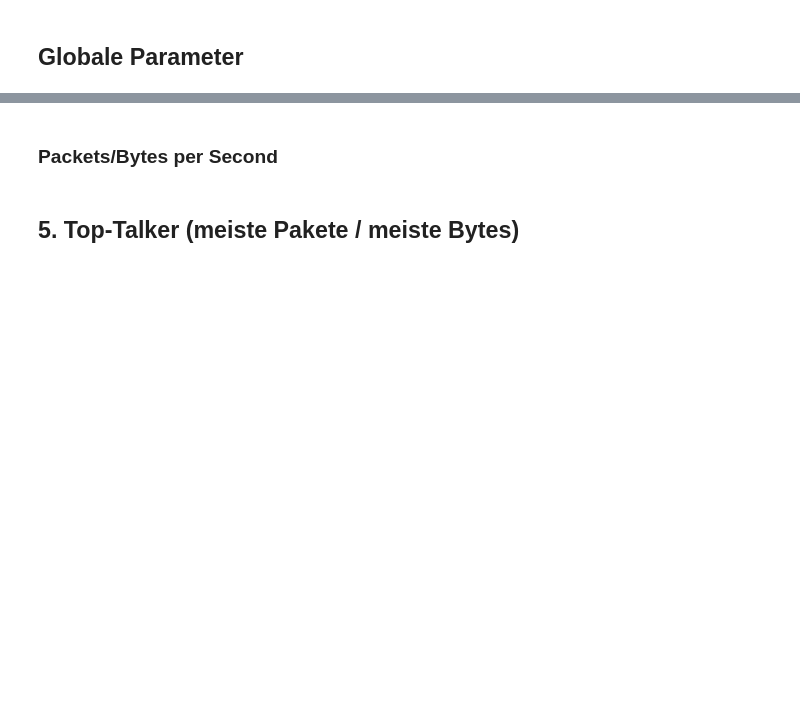
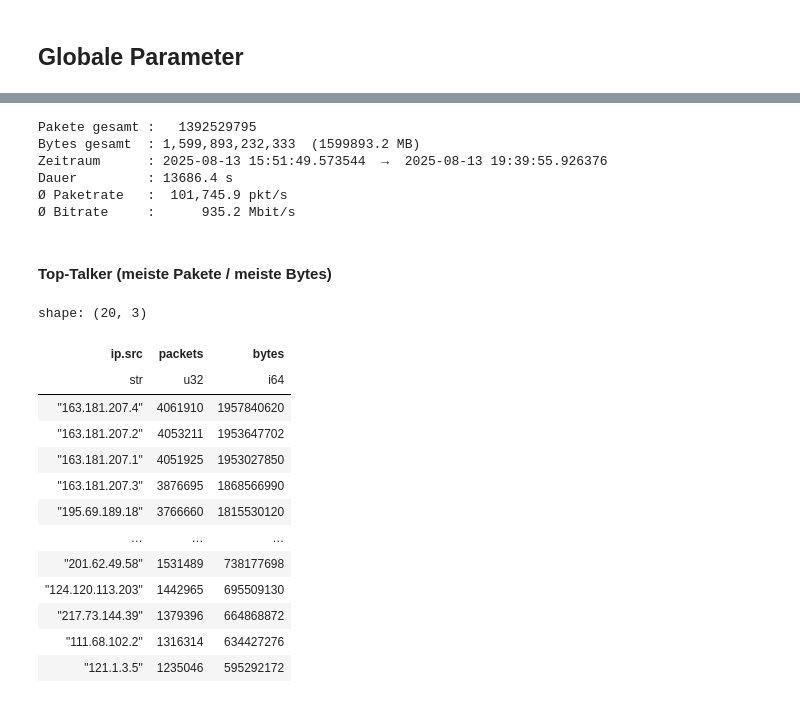
Before and after one commit to lukasseb/ddos_analysis, a Jupyter notebook: ddos_analyse.ipynb, the cells around one changed output, grey strips where cells are left out. Saved outputs shown, nothing was run; the diff lists cells and outputs as text; code cells hidden in the pictures; blank space fills up the shorter version.

Commit message:
starting präsi

```diff
--- a/ddos_analyse.ipynb
+++ b/ddos_analyse.ipynb
@@ -160,15 +161,21 @@ plt.show()
 total_packets: int  = lf.select(pl.len()).collect().item()
 total_bytes: int = lf.select(pl.col("frame.len").sum()).collect().item()
 
-t_start = lf.select(pl.col("frame.time").min()).collect().item()
-t_end = lf.select(pl.col("frame.time").max()).collect().item()
-duration_s = (t_end - t_start).total_seconds()
+t_start = lf.select(pl.col("frame.datetime").min()).collect().item()
+t_end = lf.select(pl.col("frame.datetime").max()).collect().item()
+if t_start and t_end != None:
+    duration_s = (t_end - t_start).total_seconds()
 
-print(f"Pakete gesamt : {total_packets:>12,}")
+print(f"Pakete gesamt : {total_packets:>12}")
 print(f"Bytes gesamt  : {total_bytes:>12,}  ({total_bytes/1e6:.1f} MB)")
 print(f"Zeitraum      : {t_start}  →  {t_end}")
 print(f"Dauer         : {duration_s:.1f} s")
 print(f"Ø Paketrate   : {total_packets/duration_s:>10,.1f} pkt/s")
 print(f"Ø Bitrate     : {total_bytes*8/duration_s/1e6:>10,.1f} Mbit/s")
+# %% [output]
+Pakete gesamt :   1392529795
+Bytes gesamt  : 1,599,893,232,333  (1599893.2 MB)
+Zeitraum      : 2025-08-13 15:51:49.573544  →  2025-08-13 19:39:55.926376
+Dauer         : 13686.4 s
+Ø Paketrate   :  101,745.9 pkt/s
+Ø Bitrate     :      935.2 Mbit/s
-# %% [markdown]
-### Packets/Bytes per Second
@@ -188,14 +182,28 @@ df_in_per_sec.head(20)
 # %% [markdown]
-## 5. Top-Talker (meiste Pakete / meiste Bytes)
+#### Top-Talker (meiste Pakete / meiste Bytes)
 # %%
-top_talkers = (
+talkers = (
     lf.group_by("ip.src")
     .agg([
         pl.len().alias("packets"),
         pl.col("frame.len").sum().alias("bytes"),
     ])
     .sort("bytes", descending=True)
-    .collect()
 )
-
-top_talkers.head(20)
+top_talkers = talkers.head(20).collect()
+top_talkers
+# %% [output]
+shape: (20, 3)
+| ip.src | packets | bytes |
+| str | u32 | i64 |
+| "163.181.207.4" | 4061910 | 1957840620 |
+| "163.181.207.2" | 4053211 | 1953647702 |
+| "163.181.207.1" | 4051925 | 1953027850 |
+| "163.181.207.3" | 3876695 | 1868566990 |
+| "195.69.189.18" | 3766660 | 1815530120 |
+| … | … | … |
+| "201.62.49.58" | 1531489 | 738177698 |
+| "124.120.113.203" | 1442965 | 695509130 |
+| "217.73.144.39" | 1379396 | 664868872 |
+| "111.68.102.2" | 1316314 | 634427276 |
+| "121.1.3.5" | 1235046 | 595292172 |
```
Also changed, not shown: parts of 28 cells of this notebook, 7 other files.
